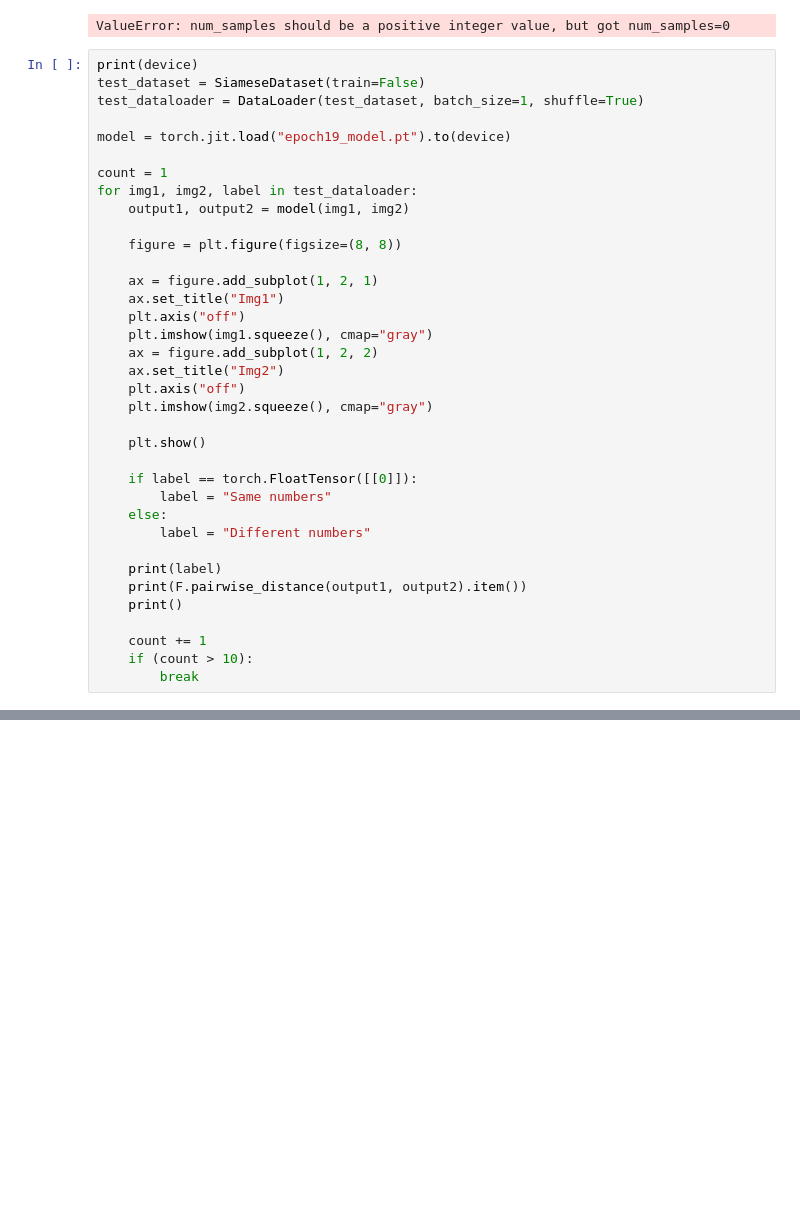
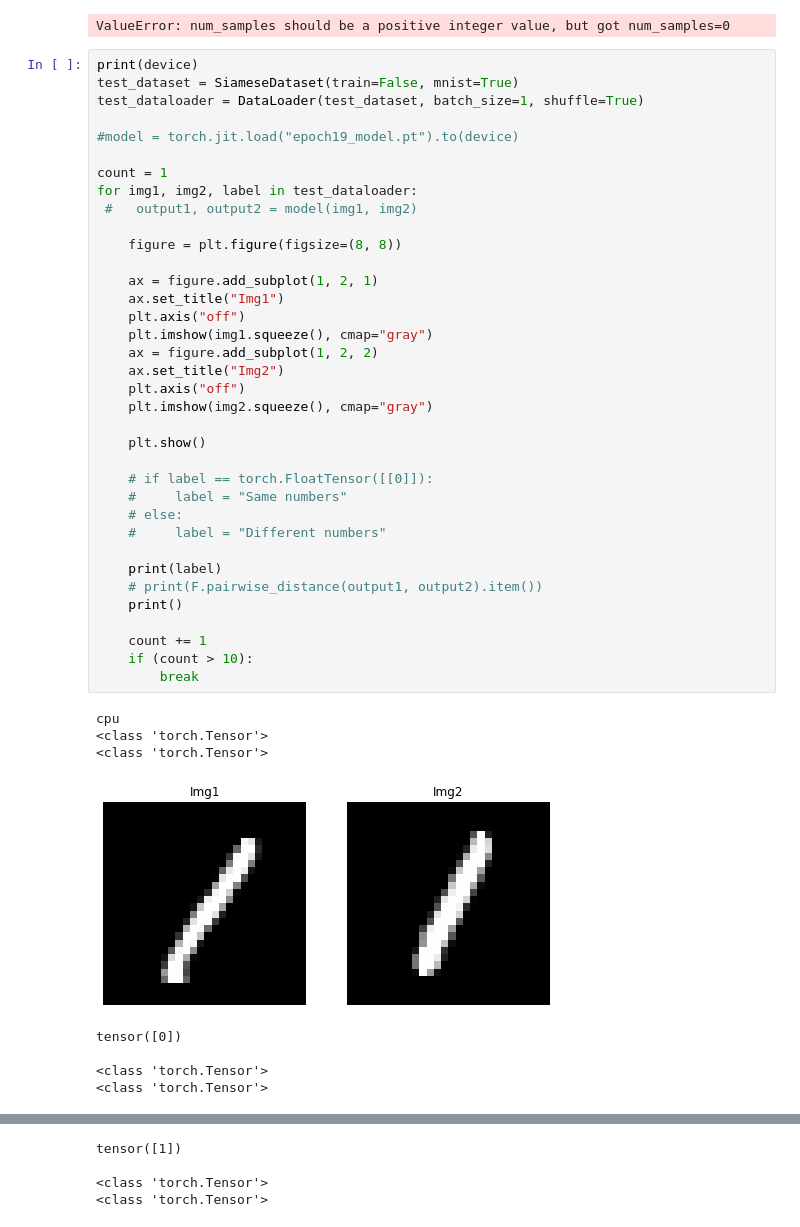
Before and after one commit to treyshotz/ML4CV, a Jupyter notebook: ML4CV.ipynb, the cells around one changed output, grey strips where cells are left out. Cells and saved outputs as stored; diff of their text form; blank space fills up the shorter version.

```diff
--- a/ML4CV.ipynb
+++ b/ML4CV.ipynb
@@ -565,37 +567,46 @@ for epoch in range(epochs):
 ValueError: num_samples should be a positive integer value, but got num_samples=0
 # %%
 print(device)
-test_dataset = SiameseDataset(train=False)
+test_dataset = SiameseDataset(train=False, mnist=True)
 test_dataloader = DataLoader(test_dataset, batch_size=1, shuffle=True)
 
-model = torch.jit.load("epoch19_model.pt").to(device)
+#model = torch.jit.load("epoch19_model.pt").to(device)
 
 count = 1
 for img1, img2, label in test_dataloader:
-    output1, output2 = model(img1, img2)
+ #   output1, output2 = model(img1, img2)
 
     figure = plt.figure(figsize=(8, 8))
 
     ax = figure.add_subplot(1, 2, 1)
     ax.set_title("Img1")
     plt.axis("off")
     plt.imshow(img1.squeeze(), cmap="gray")
     ax = figure.add_subplot(1, 2, 2)
     ax.set_title("Img2")
     plt.axis("off")
     plt.imshow(img2.squeeze(), cmap="gray")
 
     plt.show()
 
-    if label == torch.FloatTensor([[0]]):
-        label = "Same numbers"
-    else:
-        label = "Different numbers"
+    # if label == torch.FloatTensor([[0]]):
+    #     label = "Same numbers"
+    # else:
+    #     label = "Different numbers"
 
     print(label)
-    print(F.pairwise_distance(output1, output2).item())
+    # print(F.pairwise_distance(output1, output2).item())
     print()
 
     count += 1
     if (count > 10):
         break
+# %% [output]
+cpu
+<class 'torch.Tensor'>
+<class 'torch.Tensor'>
+[figure, added]
+tensor([0])
+
+<class 'torch.Tensor'>
+<class 'torch.Tensor'>
@@ -601,0 +614,4 @@ for img1, img2, label in test_dataloader:
+tensor([1])
+
+<class 'torch.Tensor'>
+<class 'torch.Tensor'>
```
Also changed, not shown: parts of 13 cells of this notebook.
